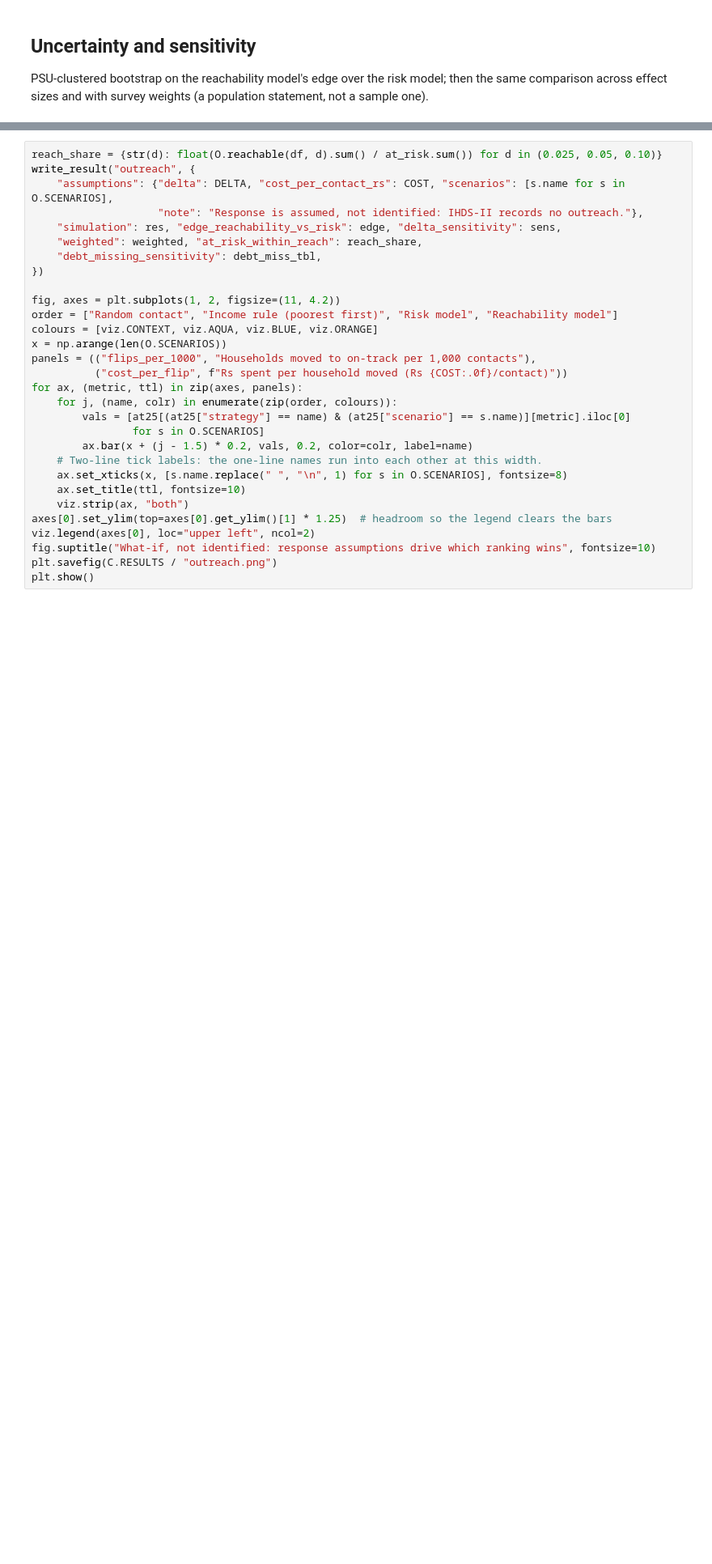
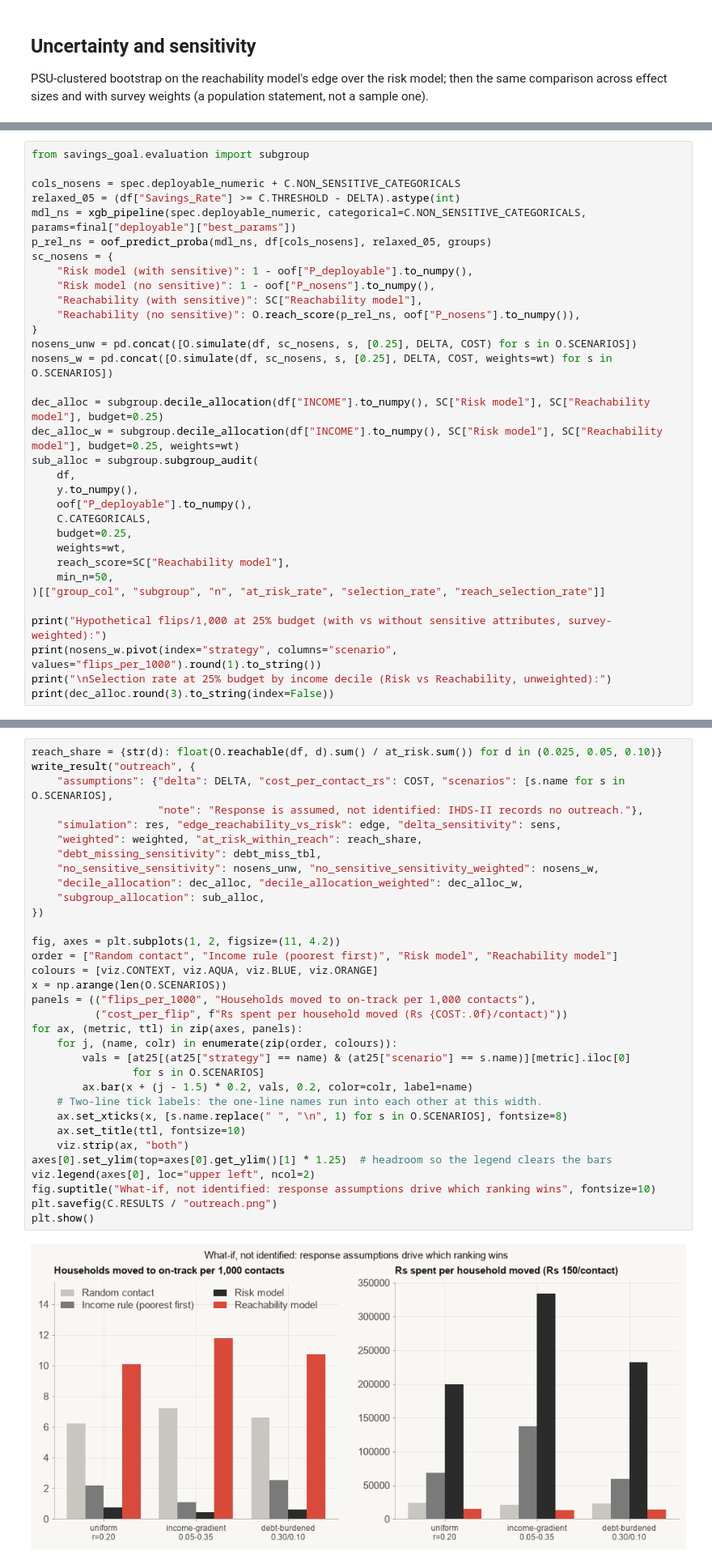
Before and after one commit to saint2706/savings-goal-classifier, a Jupyter notebook: notebooks/09_outreach_simulation.ipynb, the cells around one changed output, grey strips where cells are left out. Shown at 81% size. Cells and saved outputs as stored; diff of their text form; blank space fills up the shorter version.

Commit message:
feat(evaluation,report): add subgroup audit, robustness checks, and final 6-page report

```diff
--- a/notebooks/09_outreach_simulation.ipynb
+++ b/notebooks/09_outreach_simulation.ipynb
@@ -172,0 +177,33 @@ Oracle (true reach)          25.61  26.51  27.42
+# %%
+from savings_goal.evaluation import subgroup
+
+cols_nosens = spec.deployable_numeric + C.NON_SENSITIVE_CATEGORICALS
+relaxed_05 = (df["Savings_Rate"] >= C.THRESHOLD - DELTA).astype(int)
+mdl_ns = xgb_pipeline(spec.deployable_numeric, categorical=C.NON_SENSITIVE_CATEGORICALS, params=final["deployable"]["best_params"])
+p_rel_ns = oof_predict_proba(mdl_ns, df[cols_nosens], relaxed_05, groups)
+sc_nosens = {
+    "Risk model (with sensitive)": 1 - oof["P_deployable"].to_numpy(),
+    "Risk model (no sensitive)": 1 - oof["P_nosens"].to_numpy(),
+    "Reachability (with sensitive)": SC["Reachability model"],
+    "Reachability (no sensitive)": O.reach_score(p_rel_ns, oof["P_nosens"].to_numpy()),
+}
+nosens_unw = pd.concat([O.simulate(df, sc_nosens, s, [0.25], DELTA, COST) for s in O.SCENARIOS])
+nosens_w = pd.concat([O.simulate(df, sc_nosens, s, [0.25], DELTA, COST, weights=wt) for s in O.SCENARIOS])
+
+dec_alloc = subgroup.decile_allocation(df["INCOME"].to_numpy(), SC["Risk model"], SC["Reachability model"], budget=0.25)
+dec_alloc_w = subgroup.decile_allocation(df["INCOME"].to_numpy(), SC["Risk model"], SC["Reachability model"], budget=0.25, weights=wt)
+sub_alloc = subgroup.subgroup_audit(
+    df,
+    y.to_numpy(),
+    oof["P_deployable"].to_numpy(),
+    C.CATEGORICALS,
+    budget=0.25,
+    weights=wt,
+    reach_score=SC["Reachability model"],
+    min_n=50,
+)[["group_col", "subgroup", "n", "at_risk_rate", "selection_rate", "reach_selection_rate"]]
+
+print("Hypothetical flips/1,000 at 25% budget (with vs without sensitive attributes, survey-weighted):")
+print(nosens_w.pivot(index="strategy", columns="scenario", values="flips_per_1000").round(1).to_string())
+print("\nSelection rate at 25% budget by income decile (Risk vs Reachability, unweighted):")
+print(dec_alloc.round(3).to_string(index=False))
@@ -173,30 +231,35 @@ Oracle (true reach)          25.61  26.51  27.42
 # %%
 reach_share = {str(d): float(O.reachable(df, d).sum() / at_risk.sum()) for d in (0.025, 0.05, 0.10)}
 write_result("outreach", {
     "assumptions": {"delta": DELTA, "cost_per_contact_rs": COST, "scenarios": [s.name for s in O.SCENARIOS],
                     "note": "Response is assumed, not identified: IHDS-II records no outreach."},
     "simulation": res, "edge_reachability_vs_risk": edge, "delta_sensitivity": sens,
     "weighted": weighted, "at_risk_within_reach": reach_share,
     "debt_missing_sensitivity": debt_miss_tbl,
+    "no_sensitive_sensitivity": nosens_unw, "no_sensitive_sensitivity_weighted": nosens_w,
+    "decile_allocation": dec_alloc, "decile_allocation_weighted": dec_alloc_w,
+    "subgroup_allocation": sub_alloc,
 })
 
 fig, axes = plt.subplots(1, 2, figsize=(11, 4.2))
 order = ["Random contact", "Income rule (poorest first)", "Risk model", "Reachability model"]
 colours = [viz.CONTEXT, viz.AQUA, viz.BLUE, viz.ORANGE]
 x = np.arange(len(O.SCENARIOS))
 panels = (("flips_per_1000", "Households moved to on-track per 1,000 contacts"),
           ("cost_per_flip", f"Rs spent per household moved (Rs {COST:.0f}/contact)"))
 for ax, (metric, ttl) in zip(axes, panels):
     for j, (name, colr) in enumerate(zip(order, colours)):
         vals = [at25[(at25["strategy"] == name) & (at25["scenario"] == s.name)][metric].iloc[0]
                 for s in O.SCENARIOS]
         ax.bar(x + (j - 1.5) * 0.2, vals, 0.2, color=colr, label=name)
     # Two-line tick labels: the one-line names run into each other at this width.
     ax.set_xticks(x, [s.name.replace(" ", "\n", 1) for s in O.SCENARIOS], fontsize=8)
     ax.set_title(ttl, fontsize=10)
     viz.strip(ax, "both")
 axes[0].set_ylim(top=axes[0].get_ylim()[1] * 1.25)  # headroom so the legend clears the bars
 viz.legend(axes[0], loc="upper left", ncol=2)
 fig.suptitle("What-if, not identified: response assumptions drive which ranking wins", fontsize=10)
 plt.savefig(C.RESULTS / "outreach.png")
 plt.show()
+# %% [output]
+[figure, added]
```
Also changed, not shown: parts of 2 cells of this notebook, 22 other files.
